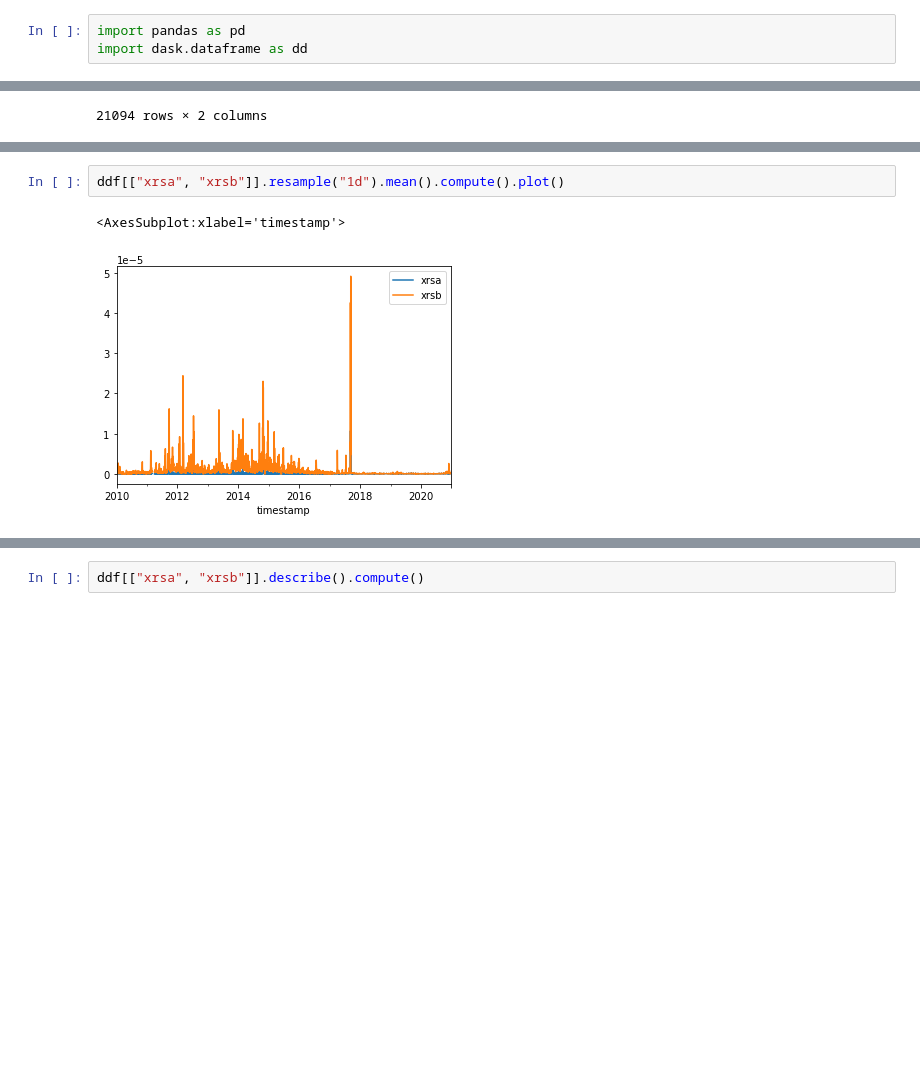
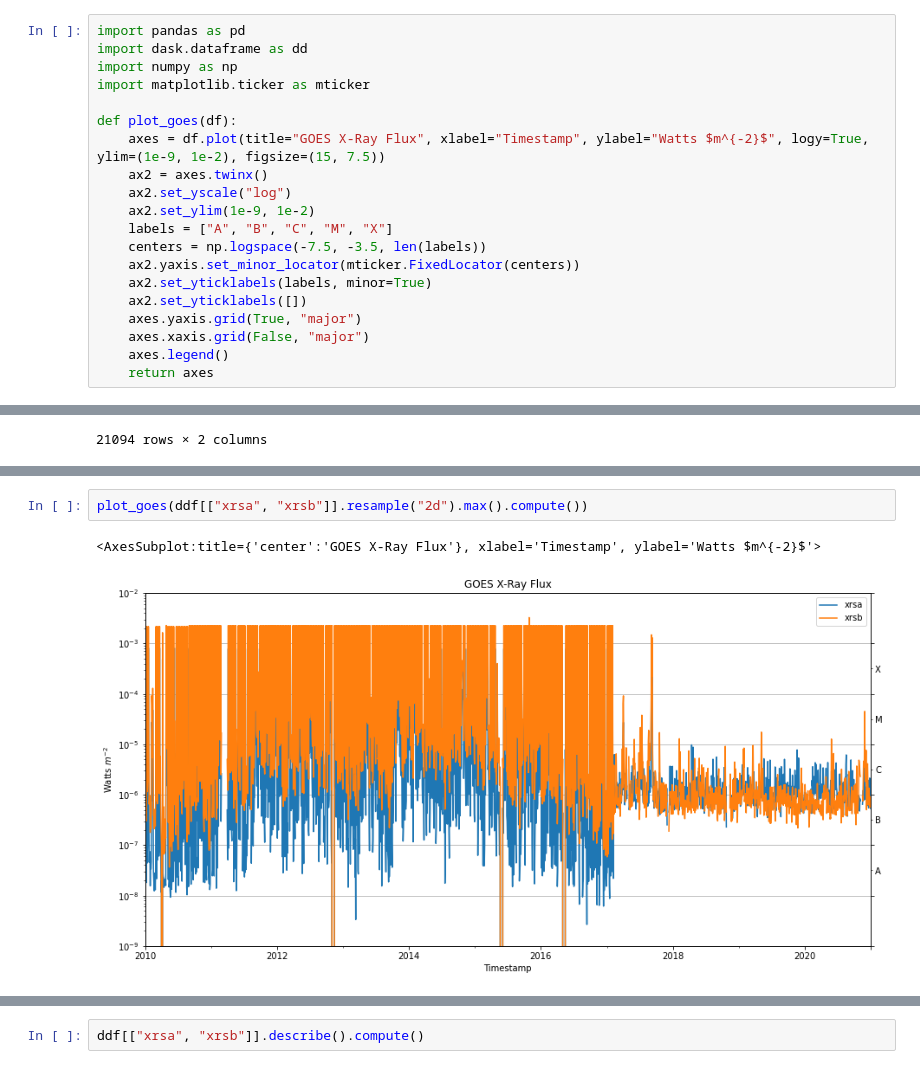
Before and after one commit to i4Ds/sdo-cli, a Jupyter notebook: notebooks/GOES.ipynb, the cells around one changed output, grey strips where cells are left out. Drawn from its saved outputs; the diff is of its cells as text; blank space fills up the shorter version.

Commit message:
adds GOES plotting

```diff
--- a/notebooks/GOES.ipynb
+++ b/notebooks/GOES.ipynb
@@ -3,6 +3,23 @@
 # %%
 import pandas as pd
 import dask.dataframe as dd
+import numpy as np
+import matplotlib.ticker as mticker
+
+def plot_goes(df):
+    axes = df.plot(title="GOES X-Ray Flux", xlabel="Timestamp", ylabel="Watts $m^{-2}$", logy=True, ylim=(1e-9, 1e-2), figsize=(15, 7.5))
+    ax2 = axes.twinx()
+    ax2.set_yscale("log")
+    ax2.set_ylim(1e-9, 1e-2)
+    labels = ["A", "B", "C", "M", "X"]
+    centers = np.logspace(-7.5, -3.5, len(labels))
+    ax2.yaxis.set_minor_locator(mticker.FixedLocator(centers))
+    ax2.set_yticklabels(labels, minor=True)
+    ax2.set_yticklabels([])
+    axes.yaxis.grid(True, "major")
+    axes.xaxis.grid(False, "major")
+    axes.legend()
+    return axes
 # %%
 ddf = dd.read_parquet("~/repos/master/sdo-cli/tmp/goes_cache/goes_ts.parquet", engine="pyarrow", calculate_divisions=True)
 ddf
@@ -59,8 +75,8 @@ ddf.divisions
  Timestamp('2020-12-24 00:00:00'),
  Timestamp('2020-12-30 23:59:59'))
 # %%
-ddf[["xrsa", "xrsb"]].resample("1d").mean().compute().plot()
+plot_goes(ddf[["xrsa", "xrsb"]].resample("2d").max().compute())
 # %% [output]
-<AxesSubplot:xlabel='timestamp'>
+<AxesSubplot:title={'center':'GOES X-Ray Flux'}, xlabel='Timestamp', ylabel='Watts $m^{-2}$'>
-[figure, old version]
+[figure, new version]
 # %%
```
Also changed, not shown: parts of 17 cells of this notebook.
